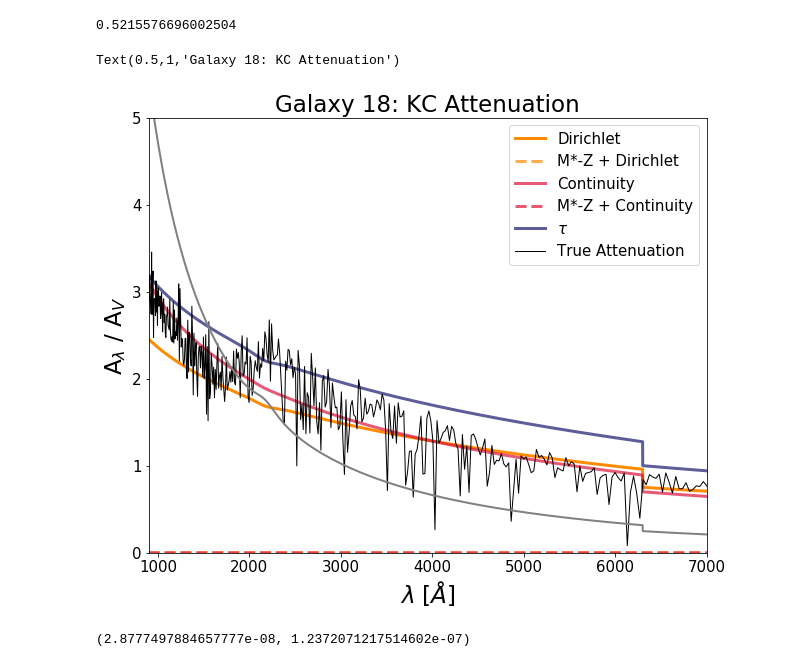
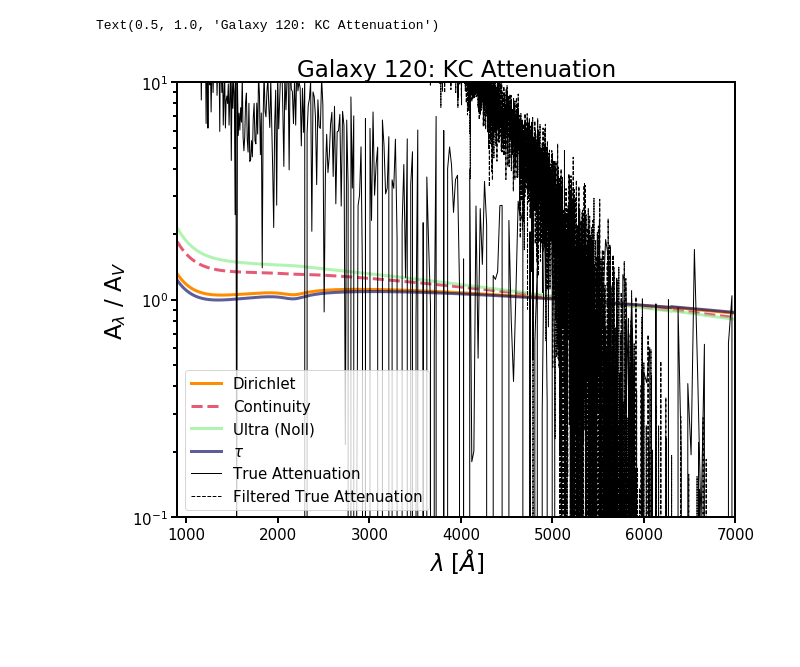
Before and after one commit to smlower/scripts_n_things, a Jupyter notebook: attenuation_curves.ipynb, the cells around one changed output. Saved outputs shown, nothing was run; the diff lists cells and outputs as text; code cells hidden in the pictures; blank space fills up the shorter version.

```diff
--- a/attenuation_curves.ipynb
+++ b/attenuation_curves.ipynb
@@ -59,3 +58,8 @@ pd_wav = pd_atten['wav_rest']
 pd_tau = pd_atten['tau']
 
 pd_V = find_nearest(pd_wav, 0.55)
+
+filt_wav = filt_atten['wav_rest']
+filt_tau = filt_atten['tau']
+
+filt_V = find_nearest(filt_wav, 0.55)
@@ -110,7 +178,7 @@ def Kriek_Conroy(lam, dust2, dust_index):
     for i in range(w63, np.shape(lam)[0]):
         cal00[i] = 1.17*( -1.857+1.04*(1.0e4/lam[i])) + 1.78
     for i in range(0, w63):
-        cal00[i]= 1.17*(-2.156+1.509*(1.0e4/lam[i]) -0.198*(1.0e4/lam[-1])**2 + 0.011*(1.0e4/lam[-1])**3) + 1.78
+        cal00[i]= 1.17*(-2.156+1.509*(1.0e4/lam[i]) -0.198*(1.0e4/lam[i])**2 + 0.011*(1.0e4/lam[i])**3) + 1.78
     #R=4.05 NB: I'm not sure I have this normalization correct...
     cal00 = (cal00/0.44/4.05)
 
@@ -138,46 +225,40 @@ def Calzetti(lam, dust2):
     return attn_curve
 # %%
 wav = np.linspace(100, 15000, 10000)
+wav5500 = np.full(len(wav), 5500)
-# %%
-dust_index_cont
-# %% [output]
-0.5215576696002504
 # %%
-curve_dir = Kriek_Conroy(wav, dust2_dir, dust_index_dir)
-curve_dirmm = Kriek_Conroy(wav, dust2_dirmm, dust_index_dirmm)
-curve_cont = Kriek_Conroy(wav, dust2_cont, dust_index_cont)
-curve_contmm = Kriek_Conroy(wav, dust2_contmm, dust_index_contmm)
-
-curve_tau = Kriek_Conroy(wav, dust2_tau, dust_index_tau)
-
-sample = Kriek_Conroy(wav, 0.3, -0.3)
+curve_dir = Kriek_Conroy(wav, dust2_dir, dust_index_dir) / Kriek_Conroy(wav5500, dust2_dir, dust_index_dir)
+curve_cont = Kriek_Conroy(wav, dust2_cont, dust_index_cont) / Kriek_Conroy(wav5500, dust2_cont, dust_index_cont)
+curve_ultra = Noll09(wav, dust2_ultra, dust_index_ultra, uvb_ultra) / Noll09(wav5500, dust2_ultra, dust_index_ultra, uvb_ultra)
+curve_tau = Kriek_Conroy(wav, dust2_tau, dust_index_tau) / Kriek_Conroy(wav5500, dust2_tau, dust_index_tau)
 # %%
 plt.figure(figsize=(10, 8))
-plt.tick_params(axis='both', which='major', labelsize=15)
-plt.tick_params(axis='both', which='minor')
+plt.rc('axes', linewidth=2)
+plt.tick_params(axis='both', which='major', width=2, length=6, labelsize=15)
+plt.tick_params(axis='both', which='minor', width=2, length=4)
+
+
+
+
 plt.plot(wav, curve_dir, color='darkorange', lw=3, label='Dirichlet')
-plt.plot(wav, curve_dirmm, color='darkorange', alpha=0.7, ls='--', lw=3, label='M*-Z + Dirichlet')
-plt.plot(wav, curve_cont, color='crimson', alpha=0.7, lw=3, label='Continuity')
-plt.plot(wav, curve_contmm, color='crimson', alpha=0.7, lw=3, ls='--',label='M*-Z + Continuity')
+plt.plot(wav, curve_cont, color='crimson', alpha=0.7, ls='--', lw=3, label='Continuity')
+plt.plot(wav, curve_ultra, color='lightgreen', alpha=0.7, lw=3, label='Ultra (Noll)')
 plt.plot(wav, curve_tau, color='midnightblue', alpha=0.7, lw=3, label=r'$\tau$')
-plt.plot(pd_wav*1.0e4, (1.086*pd_tau[0])/(1.086*pd_tau[0][find_nearest(pd_wav, 0.55)]), color='black', lw=1., label='True Attenuation')
+plt.plot(pd_wav*1.0e4, (2.5*np.log10(np.exp(pd_tau[0])))/(2.5*np.log10(np.exp(pd_tau[0][find_nearest(pd_wav, 0.55)]))), color='black', lw=1., label='True Attenuation')
+plt.plot(filt_wav*1.0e4, (2.5*np.log10(np.exp(filt_tau[0])))/(2.5*np.log10(np.exp(filt_tau[0][find_nearest(filt_wav, 0.55)]))), color='black', ls='--', lw=1., label='Filtered True Attenuation')
 
-plt.plot(wav, sample, color='gray', lw=2)
+plt.yscale('log')
 
 #plt.xscale('log')
 plt.xlim([900, 7000])
 plt.xlabel('$\lambda$ [$\AA$]', fontsize=23)
-plt.ylim([0, 5])
+plt.ylim([1e-1, 10])
 plt.ylabel('A$_{\lambda}$ / A$_{V}$', fontsize=23)
 plt.legend(loc='best', fontsize=15)
-plt.title('Galaxy 18: KC Attenuation', fontsize=23)
+plt.title('Galaxy '+str(gal)+': KC Attenuation', fontsize=23)
 
-
-#plt.savefig('/Users/sidneylower/Documents/prosp_final_plots/attenuation_curve'+str(gal)+'.png', dpi=300)
+#plt.show()
+#plt.savefig('/Users/sidneylower/Documents/prosp_final_plots/attenuation_curve'+str(gal)+'_old.png', dpi=300)
 # %% [output]
-Text(0.5,1,'Galaxy 18: KC Attenuation')
+Text(0.5, 1.0, 'Galaxy 120: KC Attenuation')
-[figure, old version]
+[figure, new version]
-# %%
-dust2_contmm, dust2_dirmm
-# %% [output]
-(2.8777497884657777e-08, 1.2372071217514602e-07)
```
Also changed, not shown: parts of 11 cells of this notebook, 4 other files.
